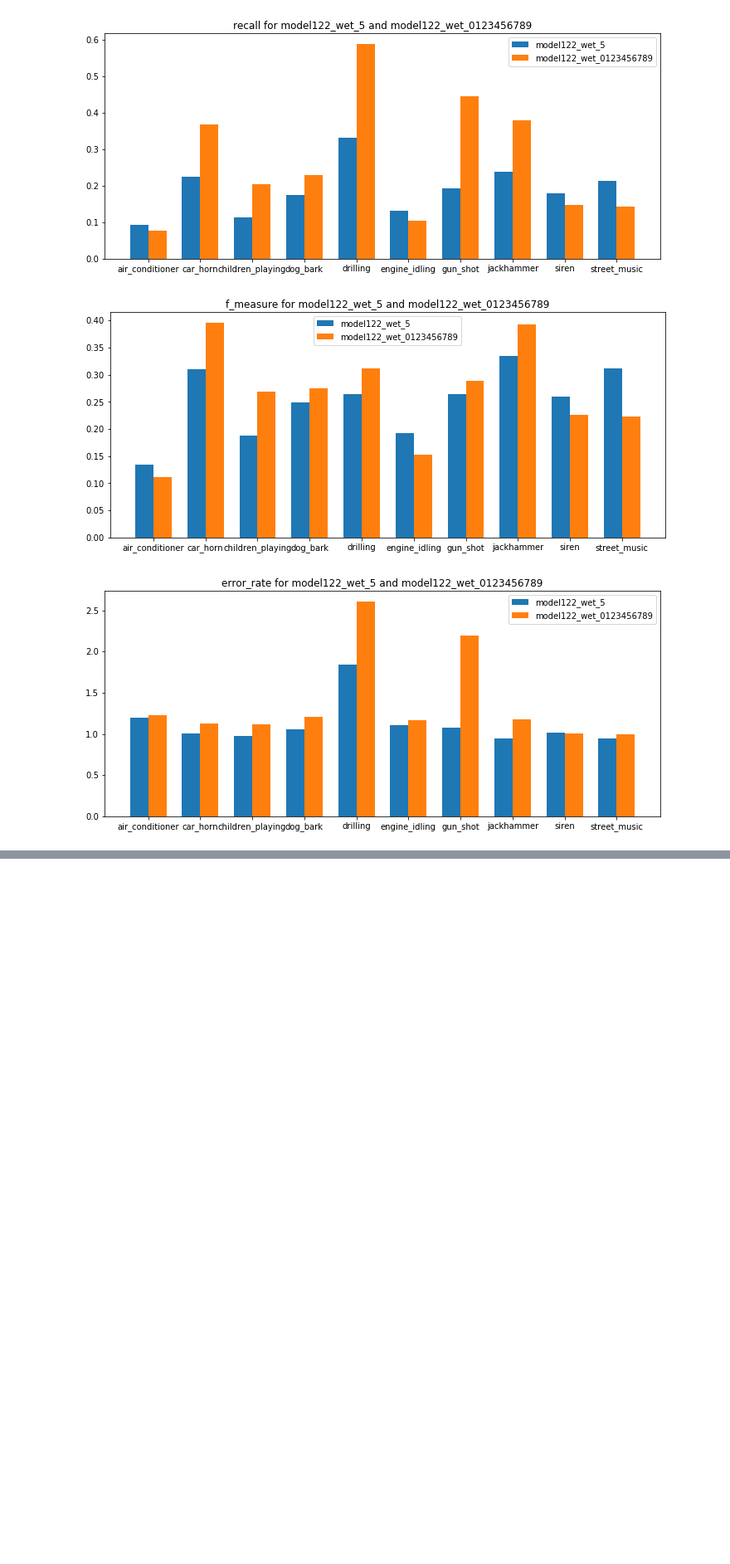
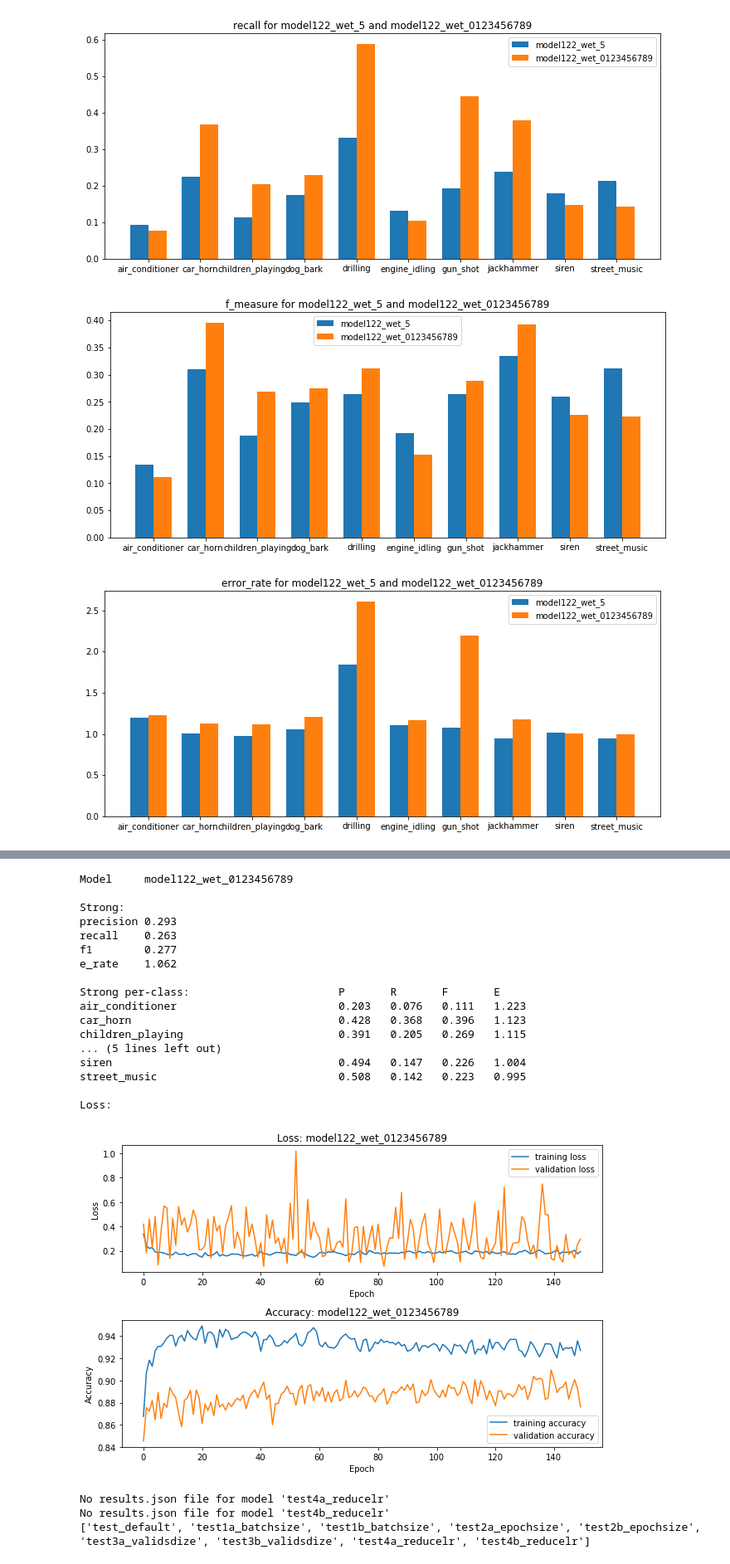
Before and after one commit to ChrisIck/pcen-t-varying, a Jupyter notebook: notebooks/evaluation_aggregation.ipynb, the cells around one changed output, grey strips where cells are left out. Shown at 83% size. Cells and saved outputs as stored; diff of their text form; code cells hidden in the pictures; blank space fills up the shorter version.

```diff
--- a/notebooks/evaluation_aggregation.ipynb
+++ b/notebooks/evaluation_aggregation.ipynb
@@ -486,0 +583,31 @@ compare_results_df(total_results, ['model122_wet_5','model122_wet_45', 'model122
+# %%
+report_results(MODEL_PATH, 'model122_wet_0123456789')
+# %% [output]
+Model     model122_wet_0123456789
+
+Strong:
+precision 0.293
+recall    0.263
+f1        0.277
+e_rate    1.062
+
+Strong per-class:                       P       R       F       E
+air_conditioner                         0.203   0.076   0.111   1.223
+car_horn                                0.428   0.368   0.396   1.123
+children_playing                        0.391   0.205   0.269   1.115
+... (5 lines left out)
+siren                                   0.494   0.147   0.226   1.004
+street_music                            0.508   0.142   0.223   0.995
+
+Loss:
+[figure, added]
+# %%
+model_path_210 = '/beegfs/ci411/pcen/models/models_210'
+model_list_210, results_210 =  collect_models(model_path_210)
+model_list_210.sort()
+model_list_210.insert(0, model_list_210.pop(-1))
+print(model_list_210)
+# %% [output]
+No results.json file for model 'test4a_reducelr'
+No results.json file for model 'test4b_reducelr'
+['test_default', 'test1a_batchsize', 'test1b_batchsize', 'test2a_epochsize', 'test2b_epochsize', 'test3a_validsdize', 'test3b_validsdize', 'test4a_reducelr', 'test4b_reducelr']
```
Also changed, not shown: parts of 11 cells of this notebook, 20 other files.
